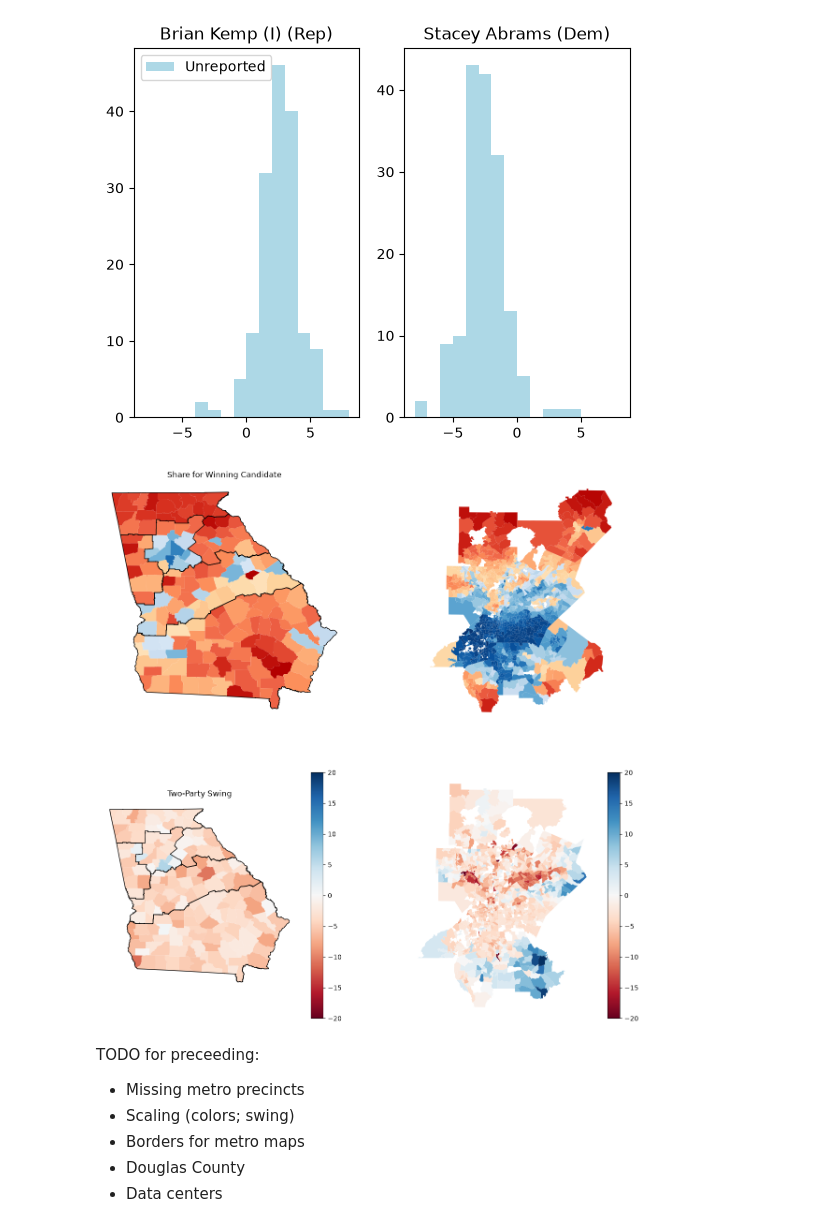
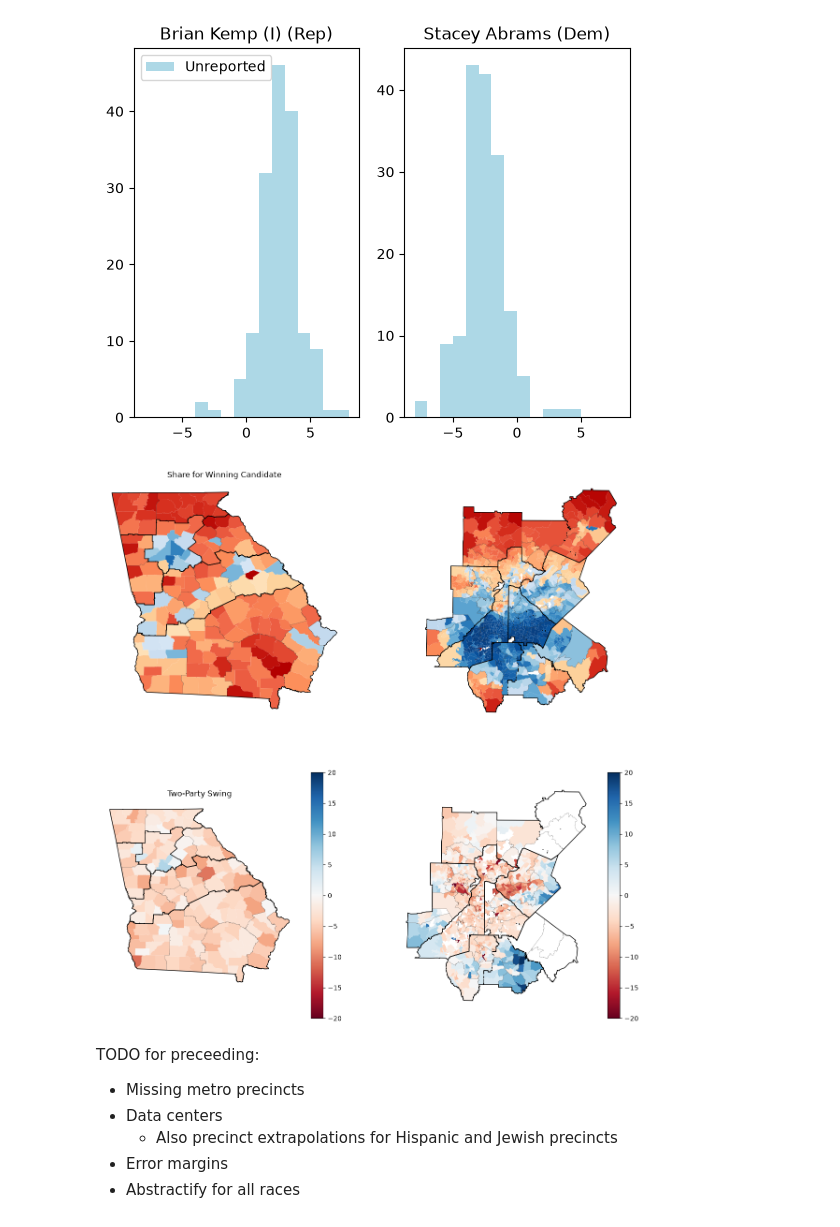
Before and after one commit to davidboers/2026electionmodels, a Jupyter notebook: statewides.ipynb, the cells around one changed output. Saved outputs shown, nothing was run; the diff lists cells and outputs as text; code cells hidden in the pictures.

```diff
--- a/statewides.ipynb
+++ b/statewides.ipynb
@@ -117,7 +134,7 @@ metro_prec_data_rg_map = metro_prec_data_rg_map[['Subregion', 'Region']]
 metro_prec_data_rg_map = metro_prec_data_rg_map.groupby(metro_prec_data_rg_map.index).agg(agg_uniq)
 metro_prec_data_rg_map.index = pd.MultiIndex.from_tuples(metro_prec_data_rg_map.index)
 metro_prec_data_rg_map['geometry'] = \
-    metro_prec_data[metro_prec_data['Election'].isin(['2026', '*'])] \
+    metro_prec_data[metro_prec_data['Election'].isin(['2022', '2018', '*'])] \
         .set_index(['County', 'Reporting Group']) \
         .dissolve(by=['County', 'Reporting Group'])['geometry']
 metro_prec_data_rg_map.index = pd.Index(metro_prec_data_rg_map.index.map(lambda x: f'{x[1]}, {x[0]}'))
@@ -322,6 +479,7 @@ TODO for preceeding (statewide projection; fix metro results)
 TODO for succeeding (swing histograms): Reporting by county (probably need to wait for full json)
 # %%
 import numpy as np
+import matplotlib.pyplot as plt
 
 def convt_to_shares(votes: pd.DataFrame, cands: list[str], group_by: str):
     shares = pd.DataFrame(votes)
@@ -344,12 +502,15 @@ curr_shares_county = convt_to_shares(curr, curr_cands, 'County')
 
 swings_county = mk_swing(prev_shares_county, curr_shares_county)
 
+# Sanity check
+assert len(swings_county) == 159
+
 max_county_swing = swings_county.map(np.abs).max().max()
 max_county_swing = int(np.ceil(max_county_swing))
 range = (-max_county_swing, max_county_swing)
 bins = max_county_swing * 2
 fig, axes = plt.subplots(1, 2, squeeze=False)
-for cand, ax in zip([kemp2022, abrams2022], axes[0]):
+for cand, ax in zip([curr_rep, curr_dem], axes[0]):
     ax.hist([swings_county[cand]], bins=bins,
                     range=range, stacked=True, color=['lightblue'],
                     label=['Unreported', 'Reported'])
@@ -370,6 +531,8 @@ curr_shares_county['geometry'] = swings_county['geometry'] = counties['geometry'
 curr_shares_county = geopandas.GeoDataFrame(curr_shares_county)
 curr_shares_metro['geometry'] = swings_metro['geometry'] = metro_prec_data_rg_map['geometry']
 curr_shares_metro = geopandas.GeoDataFrame(curr_shares_metro)
+#prev_shares_metro['geometry'] = metro_prec_data_rg_map['geometry']
+#prev_shares_metro = geopandas.GeoDataFrame(prev_shares_metro)
 swings_county = geopandas.GeoDataFrame(swings_county)
 swings_metro = geopandas.GeoDataFrame(swings_metro)
 fig, axes = plt.subplots(2, 2, figsize=(15,15), squeeze=True)
@@ -381,6 +544,10 @@ swing_metro_ax = axes[1][1]
 
 curr_shares_county['Region'] = swings_county['Region'] = counties['Region']
 curr_shares_county['Subregion'] = swings_county['Subregion'] = counties['Subregion']
+curr_shares_metro['Region'] = swings_metro['Region'] = metro_prec_data_rg_map['Region']
+curr_shares_metro['Subregion'] = swings_metro['Subregion'] = metro_prec_data_rg_map['Subregion']
+#prev_shares_metro['Subregion'] = metro_prec_data_rg_map['Subregion']
+#prev_shares_metro['Region'] = metro_prec_data_rg_map['Region']
 
 missing_kwds={
     'color': 'lightgray',
@@ -388,47 +555,63 @@ missing_kwds={
     'hatch': '///',
     'label': 'Missing values'
 }
+
+bd_layer_1_w = 0.1
+bd_layer_2_w = 1
 
 # Share map
 def plot_shares(shares: pd.DataFrame, candidate: str, candidate_lgnd_label: str, ax: geopandas.Axis, cmap):
     shares[shares[candidate] > 50]\
         .plot(column=candidate, ax=ax, #legend=True,
             cmap=cmap, missing_kwds=missing_kwds,
             legend_kwds={'label': candidate_lgnd_label, 'orientation': 'horizontal'},
             norm=mcolors.Normalize(40, 100))
 
 # County (non-Metro share) (top-left)
-plot_shares(curr_shares_county, kemp2022, 'Kemp', share_nm_ax, 'OrRd')
-plot_shares(curr_shares_county, abrams2022, 'Abrams', share_nm_ax, 'Blues')
-curr_shares_county.dissolve(by='Region').plot(ax=share_nm_ax, color='none')
+plot_shares(curr_shares_county, curr_rep, 'Kemp', share_nm_ax, 'OrRd')
+plot_shares(curr_shares_county, curr_dem, 'Abrams', share_nm_ax, 'Blues')
+curr_shares_county.dissolve(by='Subregion').plot(ax=share_nm_ax, color='none', linewidth=bd_layer_1_w)
+curr_shares_county.dissolve(by='Region').plot(ax=share_nm_ax, color='none', linewidth=bd_layer_2_w)
 
 # Metro share (top-right)
-plot_shares(curr_shares_metro, kemp2022, 'Kemp', share_metro_ax, 'OrRd')
-plot_shares(curr_shares_metro, abrams2022, 'Abrams', share_metro_ax, 'Blues')
+plot_shares(curr_shares_metro, curr_rep, 'Kemp', share_metro_ax, 'OrRd')
+plot_shares(curr_shares_metro, curr_dem, 'Abrams', share_metro_ax, 'Blues')
+curr_shares_metro.dissolve(by='Subregion').plot(ax=share_metro_ax, color='none', linewidth=bd_layer_1_w)
+curr_shares_metro.dissolve(by='Region').plot(ax=share_metro_ax, color='none', linewidth=bd_layer_2_w)
 
 # TPS Swing map
 swings_county['TPS'] = swings_county[curr_dem] - swings_county[curr_rep] / 2
 swings_metro['TPS'] = swings_metro[curr_dem] - swings_metro[curr_rep] / 2
 
+swing_norm = mcolors.CenteredNorm(halfrange=20)
+
 swings_county.plot(column='TPS', ax=swing_nm_ax, legend=True,
-                   norm=mcolors.CenteredNorm(halfrange=20), cmap='RdBu')
-swings_county.dissolve(by='Region').plot(ax=swing_nm_ax, color='none')
+                   norm=swing_norm, cmap='RdBu')
+swings_county.dissolve(by='Subregion').plot(ax=swing_nm_ax, color='none', linewidth=bd_layer_1_w)
+swings_county.dissolve(by='Region').plot(ax=swing_nm_ax, color='none', linewidth=bd_layer_2_w)
 
 swings_metro.plot(column='TPS', ax=swing_metro_ax, legend=True,
-                   norm=mcolors.CenteredNorm(halfrange=20), cmap='RdBu')
+                  norm=swing_norm, cmap='RdBu')
+swings_metro.dissolve(by='Subregion').plot(ax=swing_metro_ax, color='none', linewidth=bd_layer_1_w)
+swings_metro.dissolve(by='Region').plot(ax=swing_metro_ax, color='none', linewidth=bd_layer_2_w)
+
+#plot_shares(prev_shares_metro, prev_rep, 'Kemp', swing_metro_ax, 'OrRd')
+#plot_shares(prev_shares_metro, prev_dem, 'Abrams', swing_metro_ax, 'Blues')
+#prev_shares_metro.dissolve(by='Subregion').plot(ax=swing_metro_ax, color='none', linewidth=bd_layer_1_w)
+#prev_shares_metro.dissolve(by='Region').plot(ax=swing_metro_ax, color='none', linewidth=bd_layer_2_w)
 
 share_nm_ax.set_title('Share for Winning Candidate')
 share_nm_ax.set_axis_off()
 swing_nm_ax.set_title('Two-Party Swing')
 swing_nm_ax.set_axis_off()
 share_metro_ax.set_axis_off()
 swing_metro_ax.set_axis_off()
 # %% [output]
-[figure, old version]
+[figure, new version]
 # %% [markdown]
 TODO for preceeding:
 * Missing metro precincts
-* Scaling (colors; swing)
-* Borders for metro maps
-* Douglas County
 * Data centers
+    * Also precinct extrapolations for Hispanic and Jewish precincts
+* Error margins
+* Abstractify for all races
```
Also changed, not shown: parts of 29 cells of this notebook, 7 other files.
